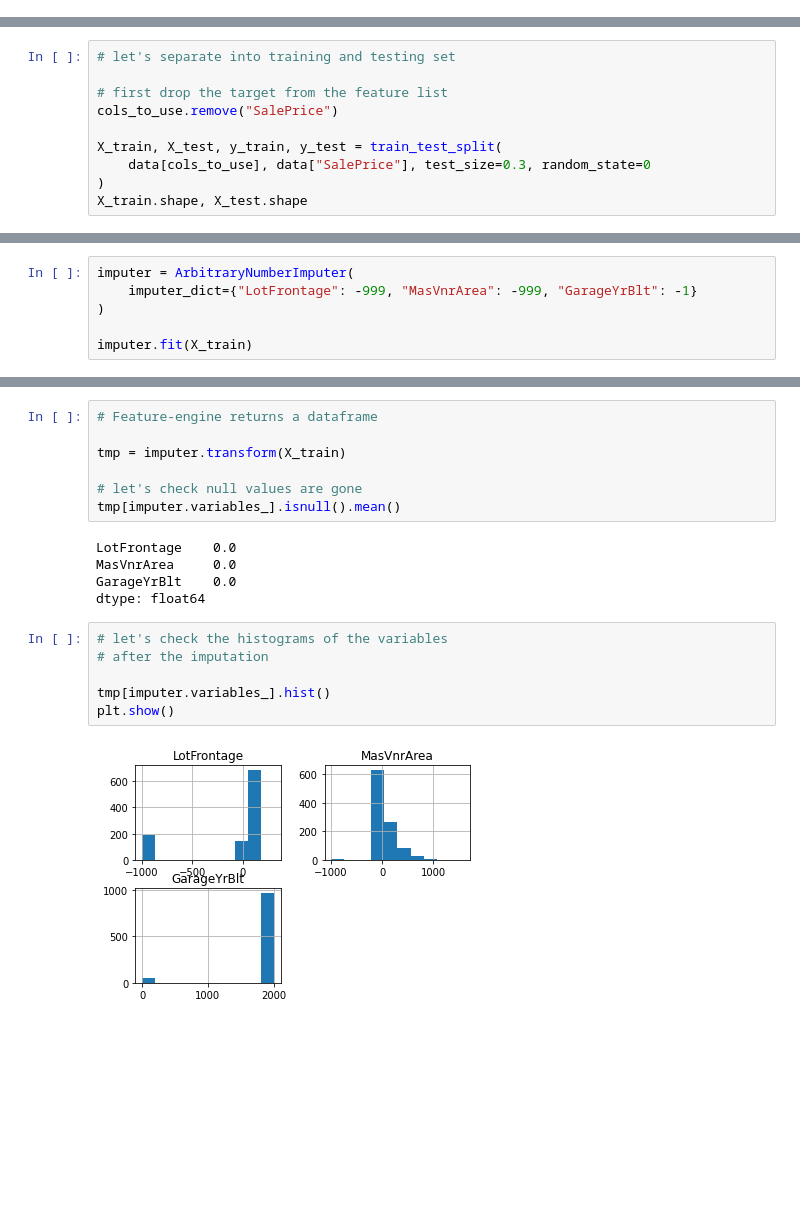
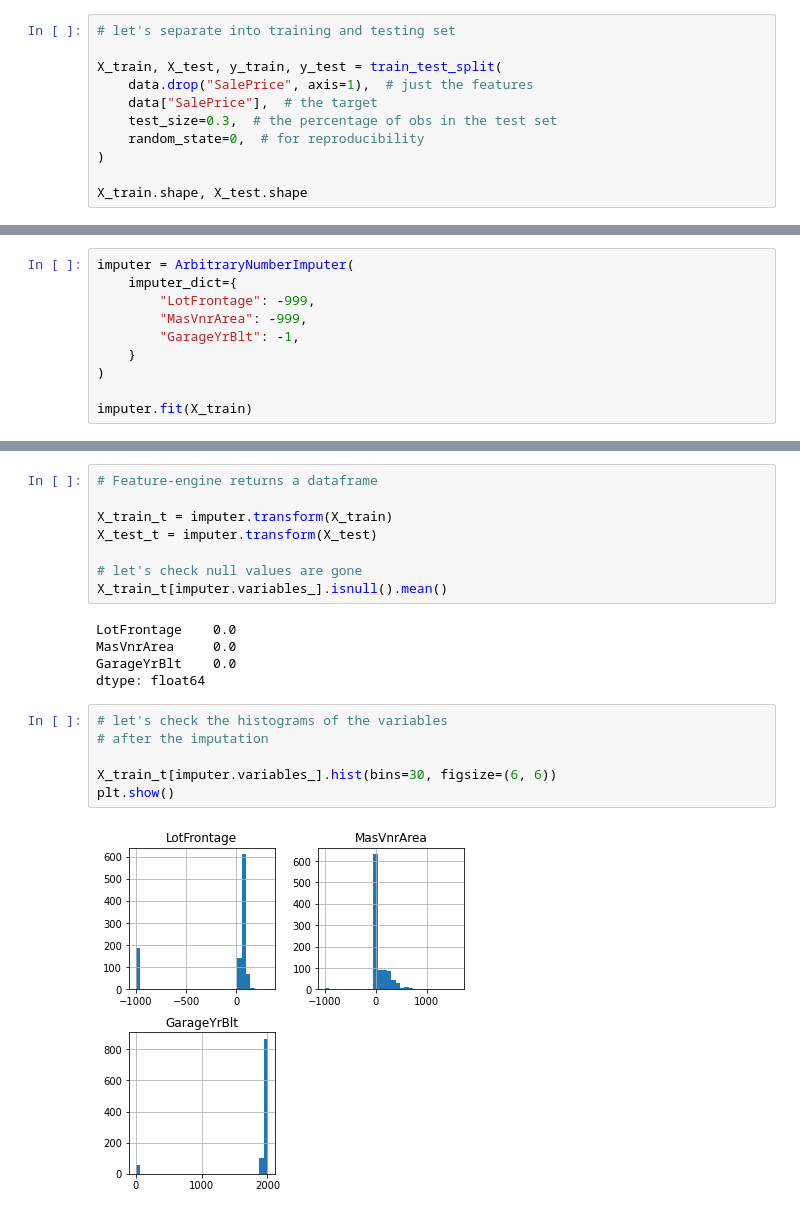
Before and after one commit to solegalli/feature-engineering-for-machine-learning, a Jupyter notebook: Section-05-Missing-Data-Imputation/04-feature-engine/02-Arbitrary-Value-Imputation.ipynb, the cells around one changed output, grey strips where cells are left out. Drawn from its saved outputs; the diff is of its cells as text; blank space fills up the shorter version.

```diff
--- a/Section-05-Missing-Data-Imputation/04-feature-engine/02-Arbitrary-Value-Imputation.ipynb
+++ b/Section-05-Missing-Data-Imputation/04-feature-engine/02-Arbitrary-Value-Imputation.ipynb
@@ -50,3 +49,14 @@ data.head()
 | 2 | 68.0 | 162.0 | Gd | TA | 2001.0 | 223500 |
 | 3 | 60.0 | 0.0 | TA | Gd | 1998.0 | 140000 |
 | 4 | 84.0 | 350.0 | Gd | TA | 2000.0 | 250000 |
+# %%
+# let's separate into training and testing set
+
+X_train, X_test, y_train, y_test = train_test_split(
+    data.drop("SalePrice", axis=1),  # just the features
+    data["SalePrice"],  # the target
+    test_size=0.3,  # the percentage of obs in the test set
+    random_state=0,  # for reproducibility
+)
+
+X_train.shape, X_test.shape
@@ -62,13 +73,3 @@ SalePrice      0.000000
 dtype: float64
 # %% [markdown]
 All the predictor variables contain missing data.
-# %%
-# let's separate into training and testing set
-
-# first drop the target from the feature list
-cols_to_use.remove("SalePrice")
-
-X_train, X_test, y_train, y_test = train_test_split(
-    data[cols_to_use], data["SalePrice"], test_size=0.3, random_state=0
-)
-X_train.shape, X_test.shape
@@ -170,6 +172,10 @@ plt.show()
 # %%
 imputer = ArbitraryNumberImputer(
-    imputer_dict={"LotFrontage": -999, "MasVnrArea": -999, "GarageYrBlt": -1}
+    imputer_dict={
+        "LotFrontage": -999,
+        "MasVnrArea": -999,
+        "GarageYrBlt": -1,
+    }
 )
 
 imputer.fit(X_train)
@@ -189,10 +195,11 @@ imputer.imputer_dict_
 # %%
 # Feature-engine returns a dataframe
 
-tmp = imputer.transform(X_train)
+X_train_t = imputer.transform(X_train)
+X_test_t = imputer.transform(X_test)
 
 # let's check null values are gone
-tmp[imputer.variables_].isnull().mean()
+X_train_t[imputer.variables_].isnull().mean()
 # %% [output]
 LotFrontage    0.0
 MasVnrArea     0.0
@@ -201,8 +208,8 @@ dtype: float64
 # %%
 # let's check the histograms of the variables
 # after the imputation
 
-tmp[imputer.variables_].hist()
+X_train_t[imputer.variables_].hist(bins=30, figsize=(6, 6))
 plt.show()
 # %% [output]
-[figure, old version]
+[figure, new version]
```
Also changed, not shown: parts of 13 cells of this notebook, 4 other files.
